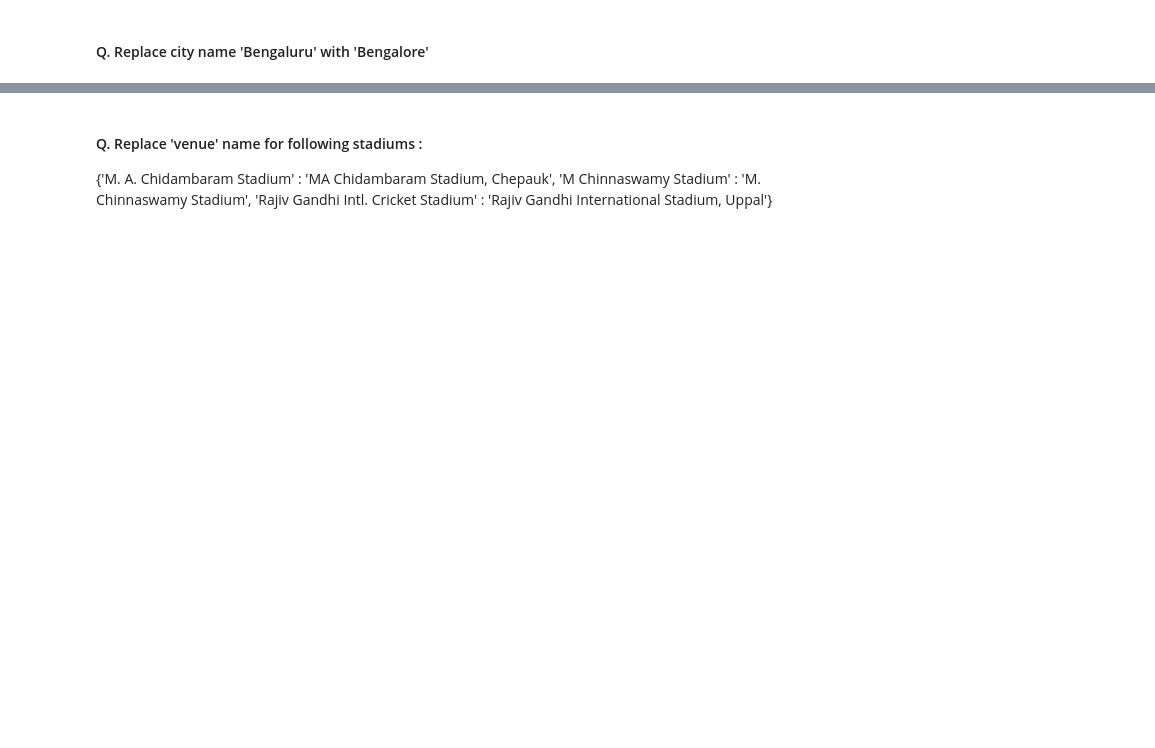
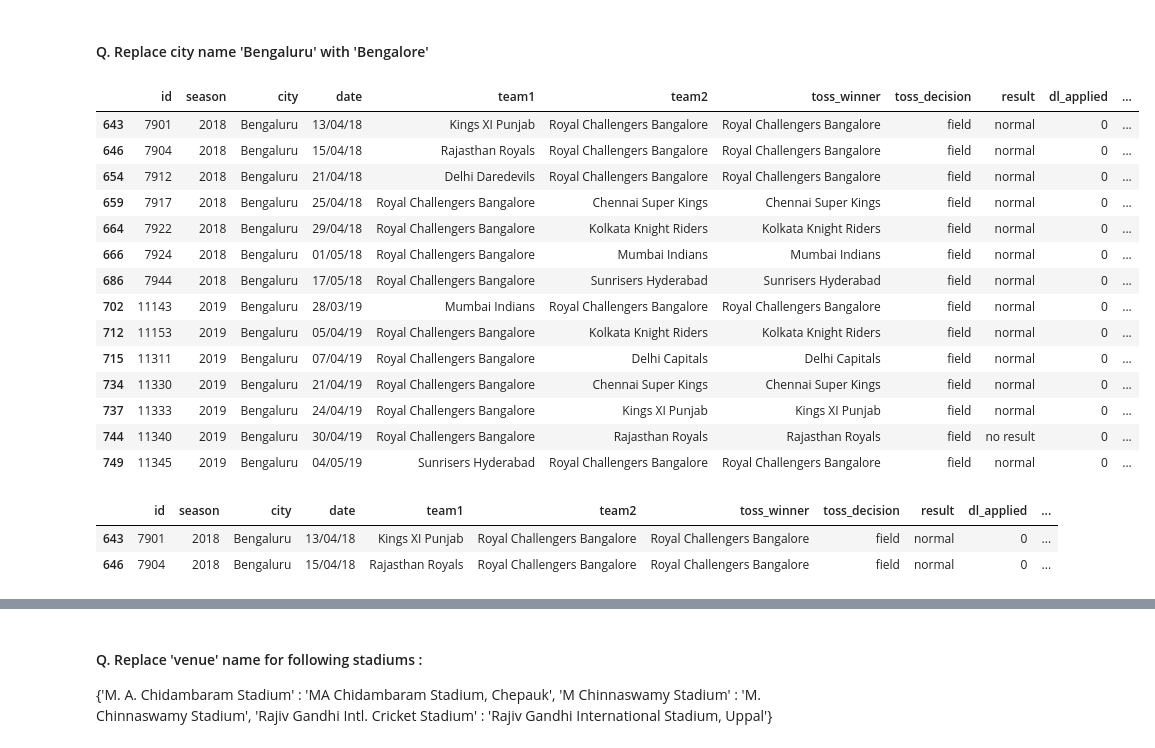
Before and after one commit to sammedtech/DataEngineering, a Jupyter notebook: Python_Session/Pandas_Python/Pandas_Test_3.ipynb, the cells around one changed output, grey strips where cells are left out. Drawn from its saved outputs; the diff is of its cells as text; code cells hidden in the pictures; blank space fills up the shorter version.

```diff
--- a/Python_Session/Pandas_Python/Pandas_Test_3.ipynb
+++ b/Python_Session/Pandas_Python/Pandas_Test_3.ipynb
@@ -4,0 +17,2 @@
+# %%
+matches_df = pd.read_csv(r"../DataSets/Indian Premier League/matches.csv")
@@ -9,0 +65,6 @@
+# %%
+# Approach 1 : assigning new values to existing column using assignment operator ('=')
+matches_df['player_of_match'] = matches_df['player_of_match'].replace({'HH Pandya' : 'H Pandya', 'RR Pant' : 'R Pant', 'JJ Bumrah' : 'JS Bumrah'})
+# %%
+# Approach 2 : By using inplace=True to replace new values in existing dataframe
+matches_df['player_of_match'].replace({'AS Yadav' : 'A.S. Yadav', 'F du Plessis' : 'Faf du Plessis'}, inplace=True)
@@ -10,2 +80,20 @@
 # %% [markdown]
 #### Q. Replace city name 'Bengaluru' with 'Bengalore'
+# %%
+matches_df.query("city == 'Bengaluru'")
+# %% [output]
+|  | id | season | city | date | team1 | team2 | toss_winner | toss_decision | result | dl_applied | ... |
+| 643 | 7901 | 2018 | Bengaluru | 13/04/18 | Kings XI Punjab | Royal Challengers Bangalore | Royal Challengers Bangalore | field | normal | 0 | ... |
+| 646 | 7904 | 2018 | Bengaluru | 15/04/18 | Rajasthan Royals | Royal Challengers Bangalore | Royal Challengers Bangalore | field | normal | 0 | ... |
+| 654 | 7912 | 2018 | Bengaluru | 21/04/18 | Delhi Daredevils | Royal Challengers Bangalore | Royal Challengers Bangalore | field | normal | 0 | ... |
+| 659 | 7917 | 2018 | Bengaluru | 25/04/18 | Royal Challengers Bangalore | Chennai Super Kings | Chennai Super Kings | field | normal | 0 | ... |
+| 664 | 7922 | 2018 | Bengaluru | 29/04/18 | Royal Challengers Bangalore | Kolkata Knight Riders | Kolkata Knight Riders | field | normal | 0 | ... |
+| 666 | 7924 | 2018 | Bengaluru | 01/05/18 | Royal Challengers Bangalore | Mumbai Indians | Mumbai Indians | field | normal | 0 | ... |
+| 686 | 7944 | 2018 | Bengaluru | 17/05/18 | Royal Challengers Bangalore | Sunrisers Hyderabad | Sunrisers Hyderabad | field | normal | 0 | ... |
+| 702 | 11143 | 2019 | Bengaluru | 28/03/19 | Mumbai Indians | Royal Challengers Bangalore | Royal Challengers Bangalore | field | normal | 0 | ... |
+| 712 | 11153 | 2019 | Bengaluru | 05/04/19 | Royal Challengers Bangalore | Kolkata Knight Riders | Kolkata Knight Riders | field | normal | 0 | ... |
+| 715 | 11311 | 2019 | Bengaluru | 07/04/19 | Royal Challengers Bangalore | Delhi Capitals | Delhi Capitals | field | normal | 0 | ... |
+| 734 | 11330 | 2019 | Bengaluru | 21/04/19 | Royal Challengers Bangalore | Chennai Super Kings | Chennai Super Kings | field | normal | 0 | ... |
+| 737 | 11333 | 2019 | Bengaluru | 24/04/19 | Royal Challengers Bangalore | Kings XI Punjab | Kings XI Punjab | field | normal | 0 | ... |
+| 744 | 11340 | 2019 | Bengaluru | 30/04/19 | Royal Challengers Bangalore | Rajasthan Royals | Rajasthan Royals | field | no result | 0 | ... |
+| 749 | 11345 | 2019 | Bengaluru | 04/05/19 | Sunrisers Hyderabad | Royal Challengers Bangalore | Royal Challengers Bangalore | field | normal | 0 | ... |
@@ -11,0 +102,6 @@
+# %%
+matches_df.iloc[[643,646]]
+# %% [output]
+|  | id | season | city | date | team1 | team2 | toss_winner | toss_decision | result | dl_applied | ... |
+| 643 | 7901 | 2018 | Bengaluru | 13/04/18 | Kings XI Punjab | Royal Challengers Bangalore | Royal Challengers Bangalore | field | normal | 0 | ... |
+| 646 | 7904 | 2018 | Bengaluru | 15/04/18 | Rajasthan Royals | Royal Challengers Bangalore | Royal Challengers Bangalore | field | normal | 0 | ... |
```
Also changed, not shown: parts of 37 cells of this notebook.
